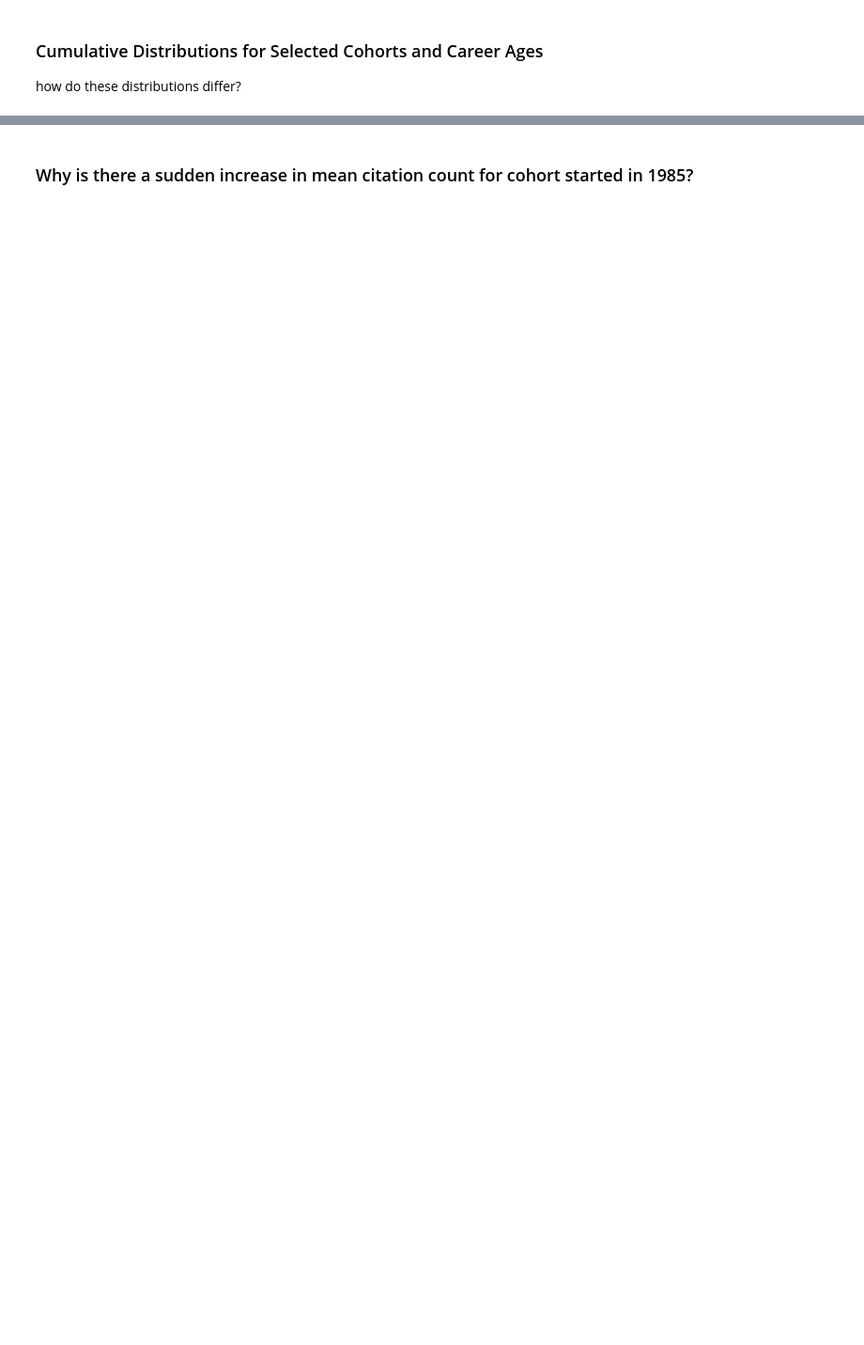
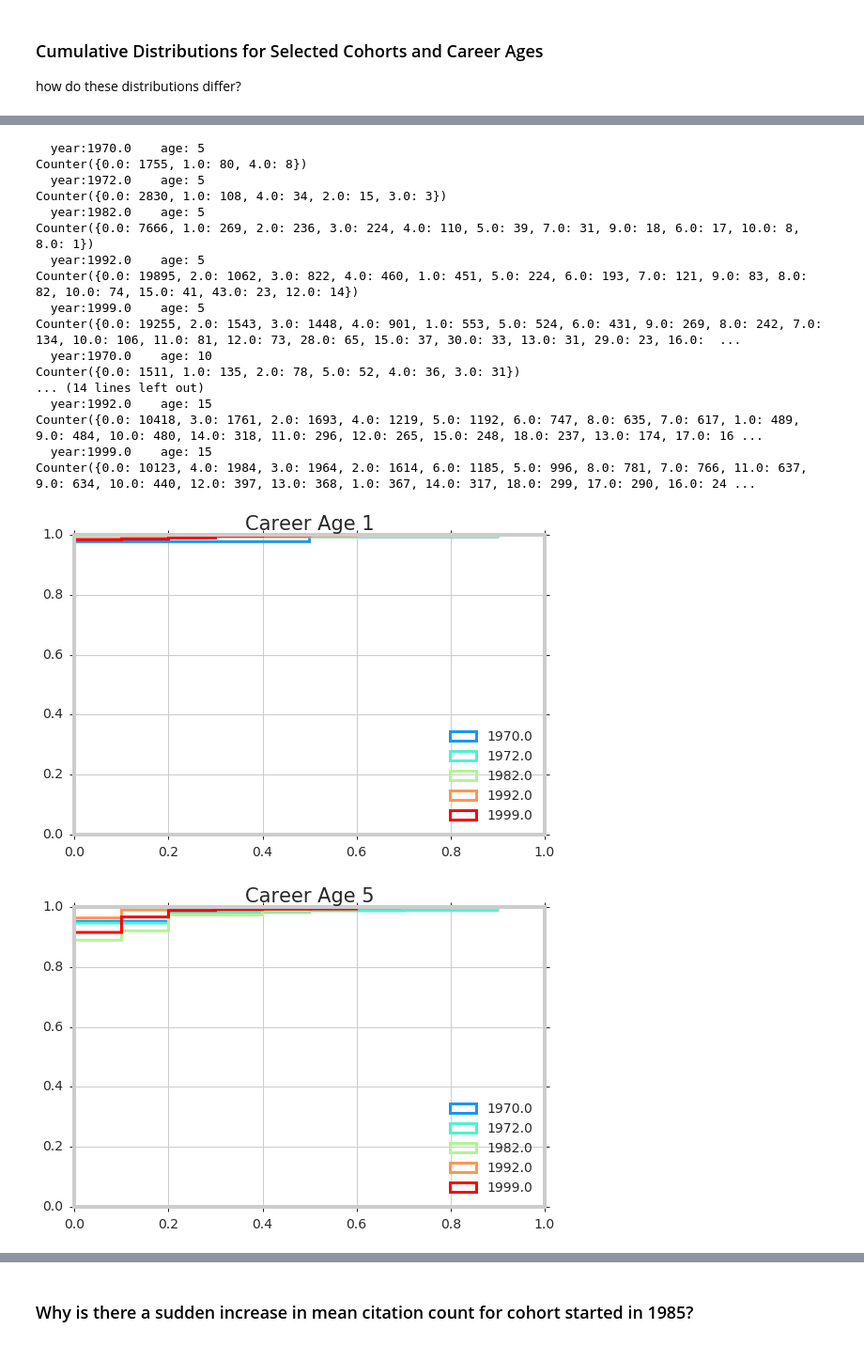
Before and after one commit to gesiscss/inequality, a Jupyter notebook: cohort-analysis-citations.ipynb, the cells around one changed output, grey strips where cells are left out. Shown at 94% size. Saved outputs shown, nothing was run; the diff lists cells and outputs as text; code cells hidden in the pictures; blank space fills up the shorter version.

```diff
--- a/cohort-analysis-citations.ipynb
+++ b/cohort-analysis-citations.ipynb
@@ -294,16 +294,14 @@ plot.run_cohort_analysis(groupByYearData, cohort_start_years, CAREER_LENGTH, "cu
 
 how do these distributions differ?
 # %%
-cohort_start_years = [1970, 1974, 1984, 1994, 1998]
+from importlib import reload
+reload(plot)
+
+cohort_start_years = [1970, 1972, 1982, 1992, 1999]
 
 cohort_careerage_df = plot.get_cohort_careerage_df(groupByYearData, cohort_start_years, CAREER_LENGTH, 'num_cit')
 plot.plot_cumulative_dist(cohort_careerage_df, 1, 'num_cit', 'Number of Citations')
 plot.plot_cumulative_dist(cohort_careerage_df, 5, 'num_cit', 'Number of Citations')
 plot.plot_cumulative_dist(cohort_careerage_df, 10, 'num_cit', 'Number of Citations')
 plot.plot_cumulative_dist(cohort_careerage_df, 15, 'num_cit', 'Number of Citations')
-
-cohort_careerage_df = plot.get_cohort_careerage_df(groupByYearData, cohort_start_years, CAREER_LENGTH, 'cum_num_cit')
-plot.plot_cumulative_dist(cohort_careerage_df, 1, 'cum_num_cit', 'Cumulative Number of Citations')
-plot.plot_cumulative_dist(cohort_careerage_df, 5, 'cum_num_cit', 'Cumulative Number of Citations')
-plot.plot_cumulative_dist(cohort_careerage_df, 10, 'cum_num_cit', 'Cumulative Number of Citations')
-plot.plot_cumulative_dist(cohort_careerage_df, 15, 'cum_num_cit', 'Cumulative Number of Citations')
+# %% [output]
@@ -309,0 +318,19 @@ plot.plot_cumulative_dist(cohort_careerage_df, 15, 'cum_num_cit', 'Cumulative Nu
+  year:1970.0    age: 5
+Counter({0.0: 1755, 1.0: 80, 4.0: 8})
+  year:1972.0    age: 5
+Counter({0.0: 2830, 1.0: 108, 4.0: 34, 2.0: 15, 3.0: 3})
+  year:1982.0    age: 5
+Counter({0.0: 7666, 1.0: 269, 2.0: 236, 3.0: 224, 4.0: 110, 5.0: 39, 7.0: 31, 9.0: 18, 6.0: 17, 10.0: 8, 8.0: 1})
+  year:1992.0    age: 5
+Counter({0.0: 19895, 2.0: 1062, 3.0: 822, 4.0: 460, 1.0: 451, 5.0: 224, 6.0: 193, 7.0: 121, 9.0: 83, 8.0: 82, 10.0: 74, 15.0: 41, 43.0: 23, 12.0: 14})
+  year:1999.0    age: 5
+Counter({0.0: 19255, 2.0: 1543, 3.0: 1448, 4.0: 901, 1.0: 553, 5.0: 524, 6.0: 431, 9.0: 269, 8.0: 242, 7.0: 134, 10.0: 106, 11.0: 81, 12.0: 73, 28.0: 65, 15.0: 37, 30.0: 33, 13.0: 31, 29.0: 23, 16.0:  ...
+  year:1970.0    age: 10
+Counter({0.0: 1511, 1.0: 135, 2.0: 78, 5.0: 52, 4.0: 36, 3.0: 31})
+... (14 lines left out)
+  year:1992.0    age: 15
+Counter({0.0: 10418, 3.0: 1761, 2.0: 1693, 4.0: 1219, 5.0: 1192, 6.0: 747, 8.0: 635, 7.0: 617, 1.0: 489, 9.0: 484, 10.0: 480, 14.0: 318, 11.0: 296, 12.0: 265, 15.0: 248, 18.0: 237, 13.0: 174, 17.0: 16 ...
+  year:1999.0    age: 15
+Counter({0.0: 10123, 4.0: 1984, 3.0: 1964, 2.0: 1614, 6.0: 1185, 5.0: 996, 8.0: 781, 7.0: 766, 11.0: 637, 9.0: 634, 10.0: 440, 12.0: 397, 13.0: 368, 1.0: 367, 14.0: 317, 18.0: 299, 17.0: 290, 16.0: 24 ...
+[figure, added]
+[figure, added]
```
Also changed, not shown: parts of 14 cells of this notebook, 2 other files.
